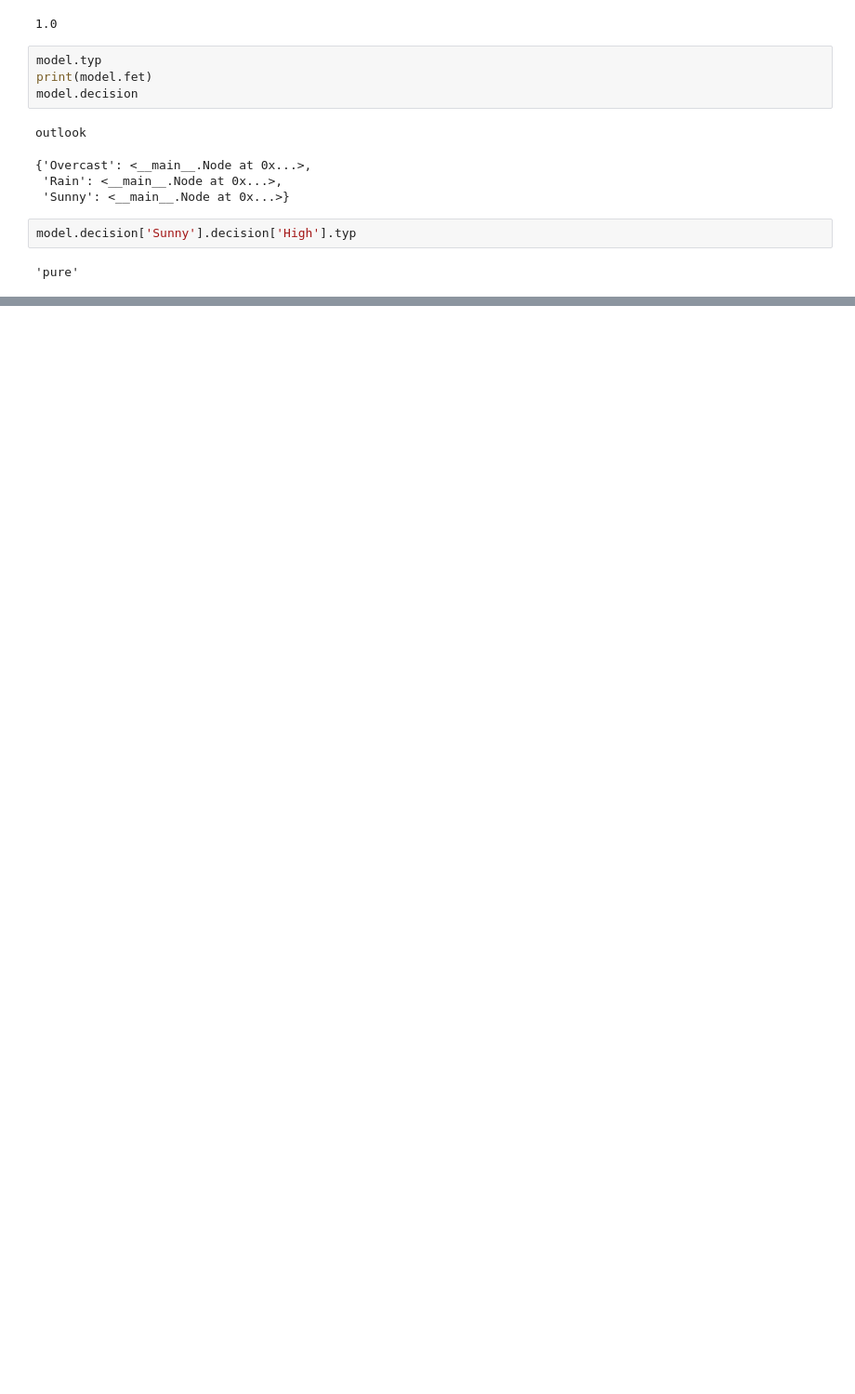
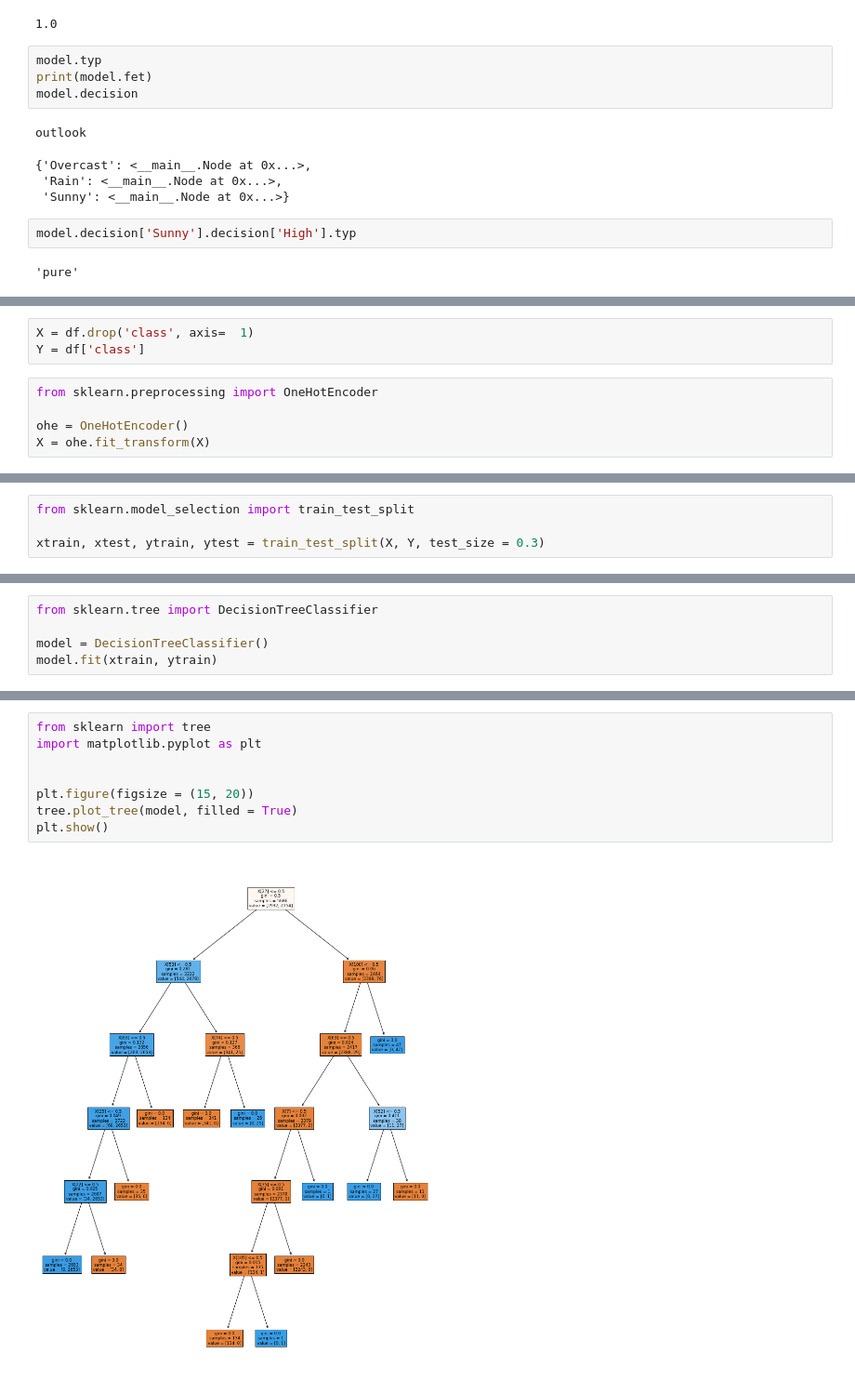
Before and after one commit to Diwakar-Gupta/LrcDataScience, a Jupyter notebook: 22-01-31-Decision_Tree/Codes.ipynb, the cells around one changed output, grey strips where cells are left out. Shown: that part at 93% size. Saved outputs shown, nothing was run; the diff lists cells and outputs as text; blank space fills up the shorter version.

Commit message:
decision_tree codes updated

```diff
--- a/22-01-31-Decision_Tree/Codes.ipynb
+++ b/22-01-31-Decision_Tree/Codes.ipynb
@@ -168,0 +188,8 @@ model.decision['Sunny'].decision['High'].typ
+# %%
+X = df.drop('class', axis=  1)
+Y = df['class']
+# %%
+from sklearn.preprocessing import OneHotEncoder
+
+ohe = OneHotEncoder()
+X = ohe.fit_transform(X)
@@ -168,0 +201,4 @@ model.decision['Sunny'].decision['High'].typ
+# %%
+from sklearn.model_selection import train_test_split
+
+xtrain, xtest, ytrain, ytest = train_test_split(X, Y, test_size = 0.3)
@@ -168,0 +210,5 @@ model.decision['Sunny'].decision['High'].typ
+# %%
+from sklearn.tree import DecisionTreeClassifier
+
+model = DecisionTreeClassifier()
+model.fit(xtrain, ytrain)
@@ -168,0 +221,10 @@ model.decision['Sunny'].decision['High'].typ
+# %%
+from sklearn import tree
+import matplotlib.pyplot as plt
+
+
+plt.figure(figsize = (15, 20))
+tree.plot_tree(model, filled = True)
+plt.show()
+# %% [output]
+[figure, added]
```
Also changed, not shown: parts of 10 cells of this notebook.
